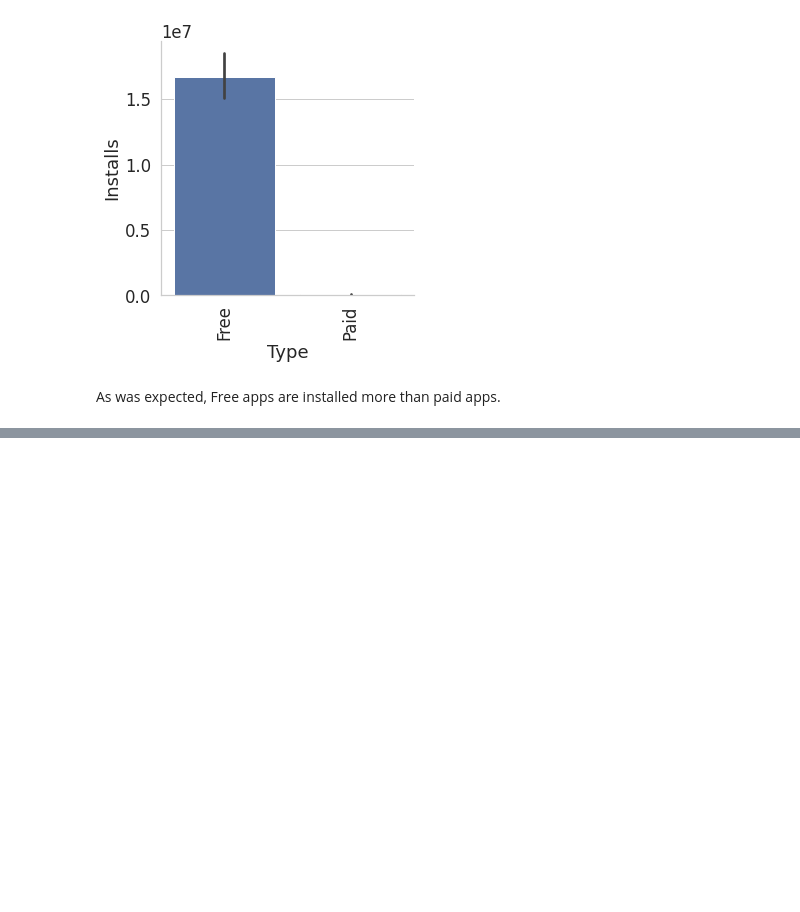
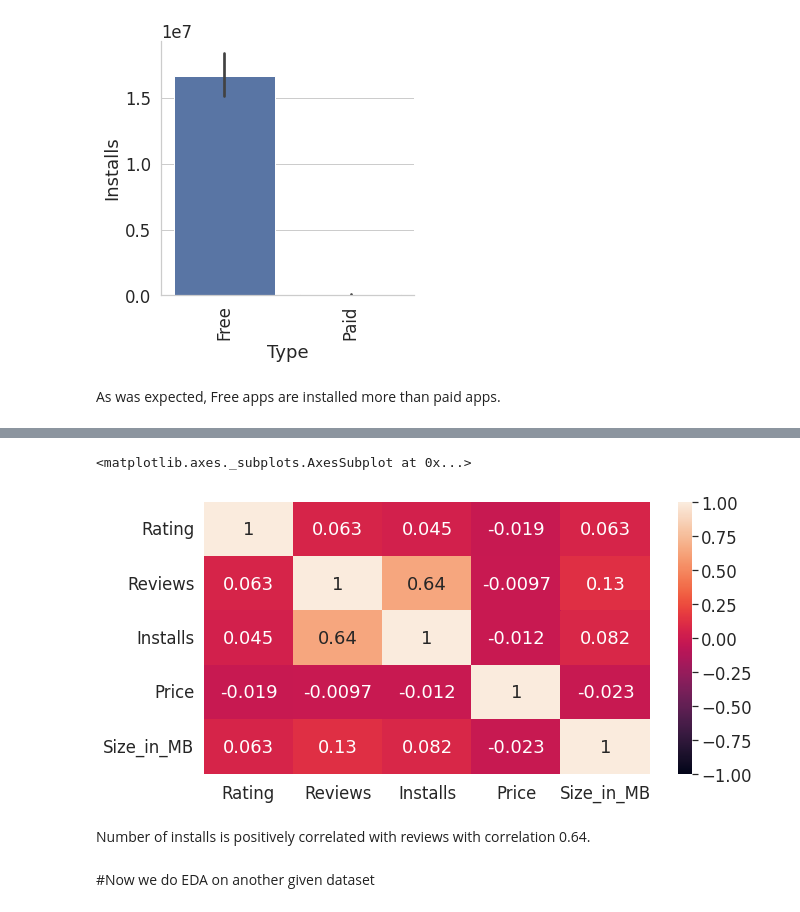
Before and after one commit to sapanapawar/Play-Store-App-Reviews-Analysis, a Jupyter notebook: Play_Store_App_Review_Analysis(Pawar_Sapana)_Capstone_Project.ipynb, the cells around one changed output, grey strips where cells are left out. Saved outputs shown, nothing was run; the diff lists cells and outputs as text; code cells hidden in the pictures; blank space fills up the shorter version.

```diff
--- a/Play_Store_App_Review_Analysis(Pawar_Sapana)_Capstone_Project.ipynb
+++ b/Play_Store_App_Review_Analysis(Pawar_Sapana)_Capstone_Project.ipynb
@@ -606,0 +639,11 @@ As was expected, Free apps are installed more than paid apps.
+# %%
+#Plotting a heatmap
+plt.figure(figsize=(10,5))
+sns.heatmap(df.corr(), vmin=-1, annot=True)
+# %% [output]
+<matplotlib.axes._subplots.AxesSubplot at 0x...>
+[figure, added]
+# %% [markdown]
+Number of installs is positively correlated with reviews with correlation 0.64.
+# %% [markdown]
+#Now we do EDA on another given dataset
```
Also changed, not shown: parts of 29 cells of this notebook.
